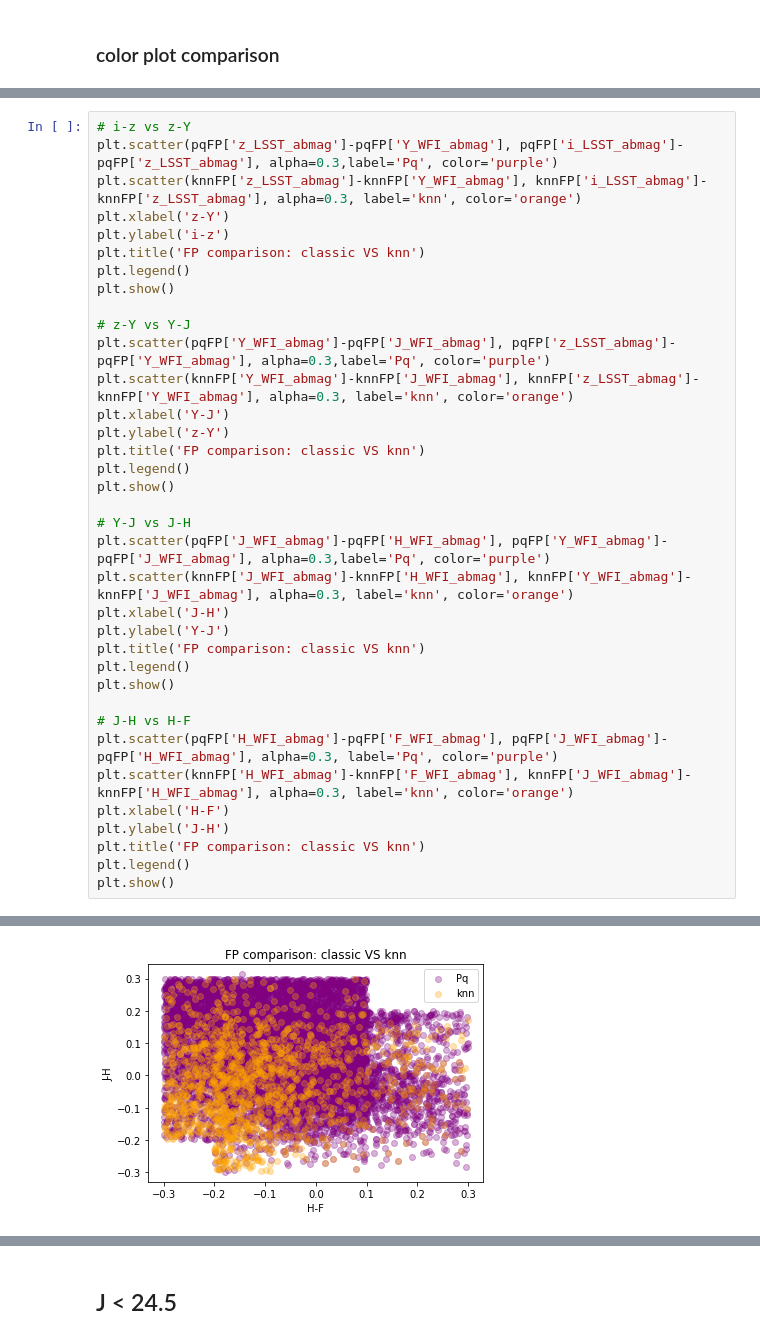
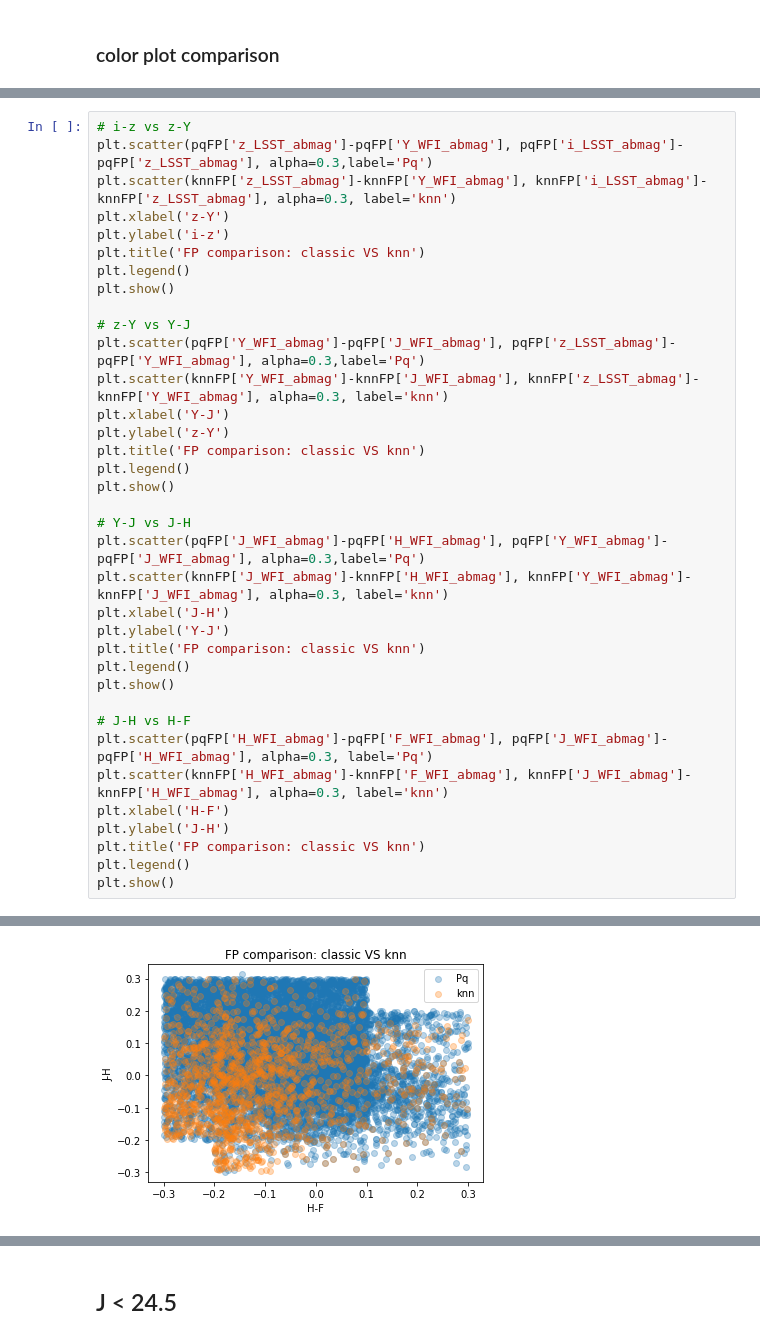
Before and after one commit to jlmaurora233/high-z-quasar-classification, a Jupyter notebook: compare_classic_and_knn.ipynb, the cells around one changed output, grey strips where cells are left out. Drawn from its saved outputs; the diff is of its cells as text.

```diff
--- a/compare_classic_and_knn.ipynb
+++ b/compare_classic_and_knn.ipynb
@@ -305,7 +305,7 @@ plt.show()
 # %%
 # i-z vs z-Y
-plt.scatter(pqFP['z_LSST_abmag']-pqFP['Y_WFI_abmag'], pqFP['i_LSST_abmag']-pqFP['z_LSST_abmag'], alpha=0.3,label='Pq', color='purple')
-plt.scatter(knnFP['z_LSST_abmag']-knnFP['Y_WFI_abmag'], knnFP['i_LSST_abmag']-knnFP['z_LSST_abmag'], alpha=0.3, label='knn', color='orange')
+plt.scatter(pqFP['z_LSST_abmag']-pqFP['Y_WFI_abmag'], pqFP['i_LSST_abmag']-pqFP['z_LSST_abmag'], alpha=0.3,label='Pq')
+plt.scatter(knnFP['z_LSST_abmag']-knnFP['Y_WFI_abmag'], knnFP['i_LSST_abmag']-knnFP['z_LSST_abmag'], alpha=0.3, label='knn')
 plt.xlabel('z-Y')
 plt.ylabel('i-z')
 plt.title('FP comparison: classic VS knn')
@@ -313,8 +313,8 @@ plt.legend()
 plt.show()
 
 # z-Y vs Y-J
-plt.scatter(pqFP['Y_WFI_abmag']-pqFP['J_WFI_abmag'], pqFP['z_LSST_abmag']-pqFP['Y_WFI_abmag'], alpha=0.3,label='Pq', color='purple')
-plt.scatter(knnFP['Y_WFI_abmag']-knnFP['J_WFI_abmag'], knnFP['z_LSST_abmag']-knnFP['Y_WFI_abmag'], alpha=0.3, label='knn', color='orange')
+plt.scatter(pqFP['Y_WFI_abmag']-pqFP['J_WFI_abmag'], pqFP['z_LSST_abmag']-pqFP['Y_WFI_abmag'], alpha=0.3,label='Pq')
+plt.scatter(knnFP['Y_WFI_abmag']-knnFP['J_WFI_abmag'], knnFP['z_LSST_abmag']-knnFP['Y_WFI_abmag'], alpha=0.3, label='knn')
 plt.xlabel('Y-J')
 plt.ylabel('z-Y')
 plt.title('FP comparison: classic VS knn')
@@ -322,8 +322,8 @@ plt.legend()
 plt.show()
 
 # Y-J vs J-H
-plt.scatter(pqFP['J_WFI_abmag']-pqFP['H_WFI_abmag'], pqFP['Y_WFI_abmag']-pqFP['J_WFI_abmag'], alpha=0.3,label='Pq', color='purple')
-plt.scatter(knnFP['J_WFI_abmag']-knnFP['H_WFI_abmag'], knnFP['Y_WFI_abmag']-knnFP['J_WFI_abmag'], alpha=0.3, label='knn', color='orange')
+plt.scatter(pqFP['J_WFI_abmag']-pqFP['H_WFI_abmag'], pqFP['Y_WFI_abmag']-pqFP['J_WFI_abmag'], alpha=0.3,label='Pq')
+plt.scatter(knnFP['J_WFI_abmag']-knnFP['H_WFI_abmag'], knnFP['Y_WFI_abmag']-knnFP['J_WFI_abmag'], alpha=0.3, label='knn')
 plt.xlabel('J-H')
 plt.ylabel('Y-J')
 plt.title('FP comparison: classic VS knn')
@@ -331,8 +331,8 @@ plt.legend()
 plt.show()
 
 # J-H vs H-F
-plt.scatter(pqFP['H_WFI_abmag']-pqFP['F_WFI_abmag'], pqFP['J_WFI_abmag']-pqFP['H_WFI_abmag'], alpha=0.3, label='Pq', color='purple')
-plt.scatter(knnFP['H_WFI_abmag']-knnFP['F_WFI_abmag'], knnFP['J_WFI_abmag']-knnFP['H_WFI_abmag'], alpha=0.3, label='knn', color='orange')
+plt.scatter(pqFP['H_WFI_abmag']-pqFP['F_WFI_abmag'], pqFP['J_WFI_abmag']-pqFP['H_WFI_abmag'], alpha=0.3, label='Pq')
+plt.scatter(knnFP['H_WFI_abmag']-knnFP['F_WFI_abmag'], knnFP['J_WFI_abmag']-knnFP['H_WFI_abmag'], alpha=0.3, label='knn')
 plt.xlabel('H-F')
 plt.ylabel('J-H')
 plt.title('FP comparison: classic VS knn')
@@ -345,3 +345,3 @@ plt.show()
-[figure, old version]
+[figure, new version]
 # %%
 # i-z vs z-Y
```
Also changed, not shown: parts of 3 cells of this notebook.
